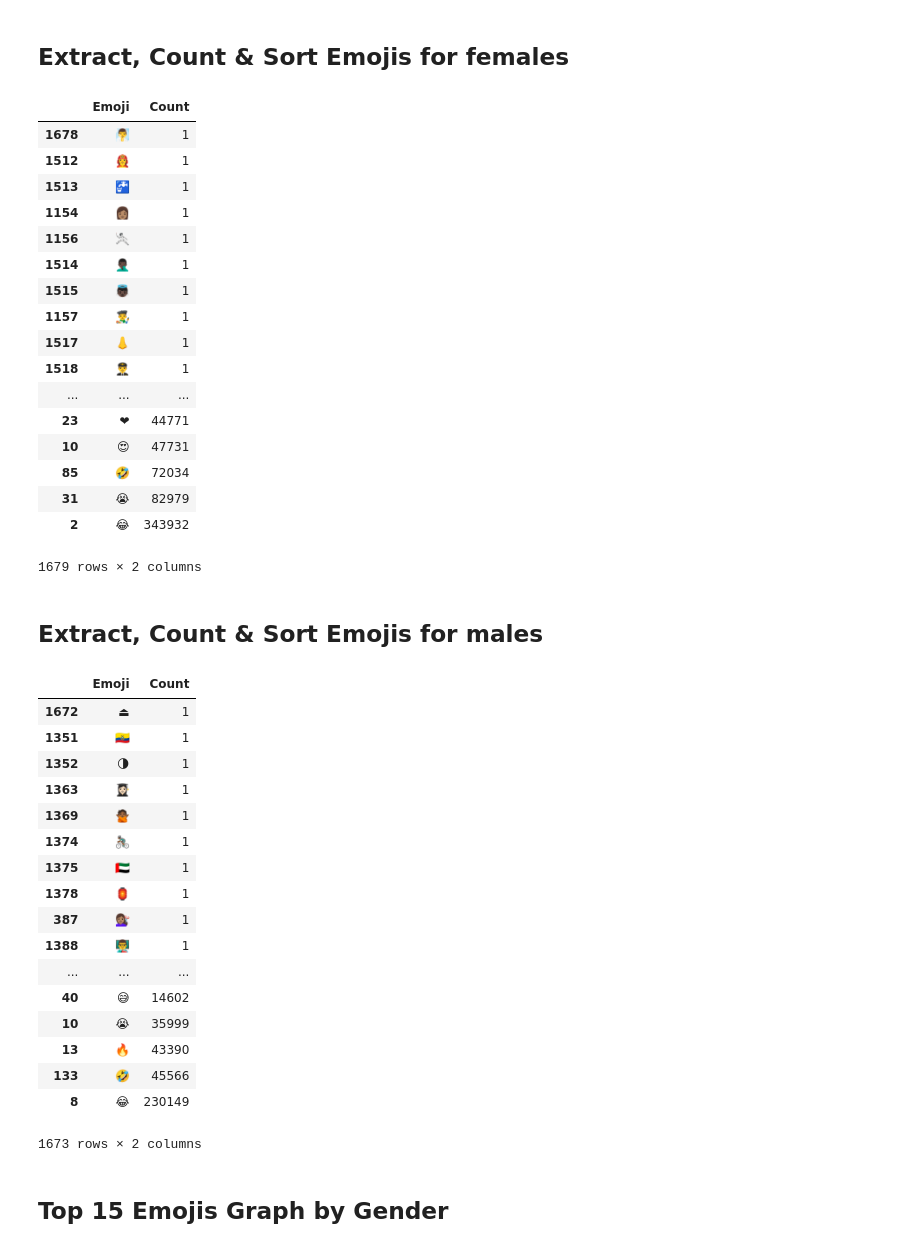
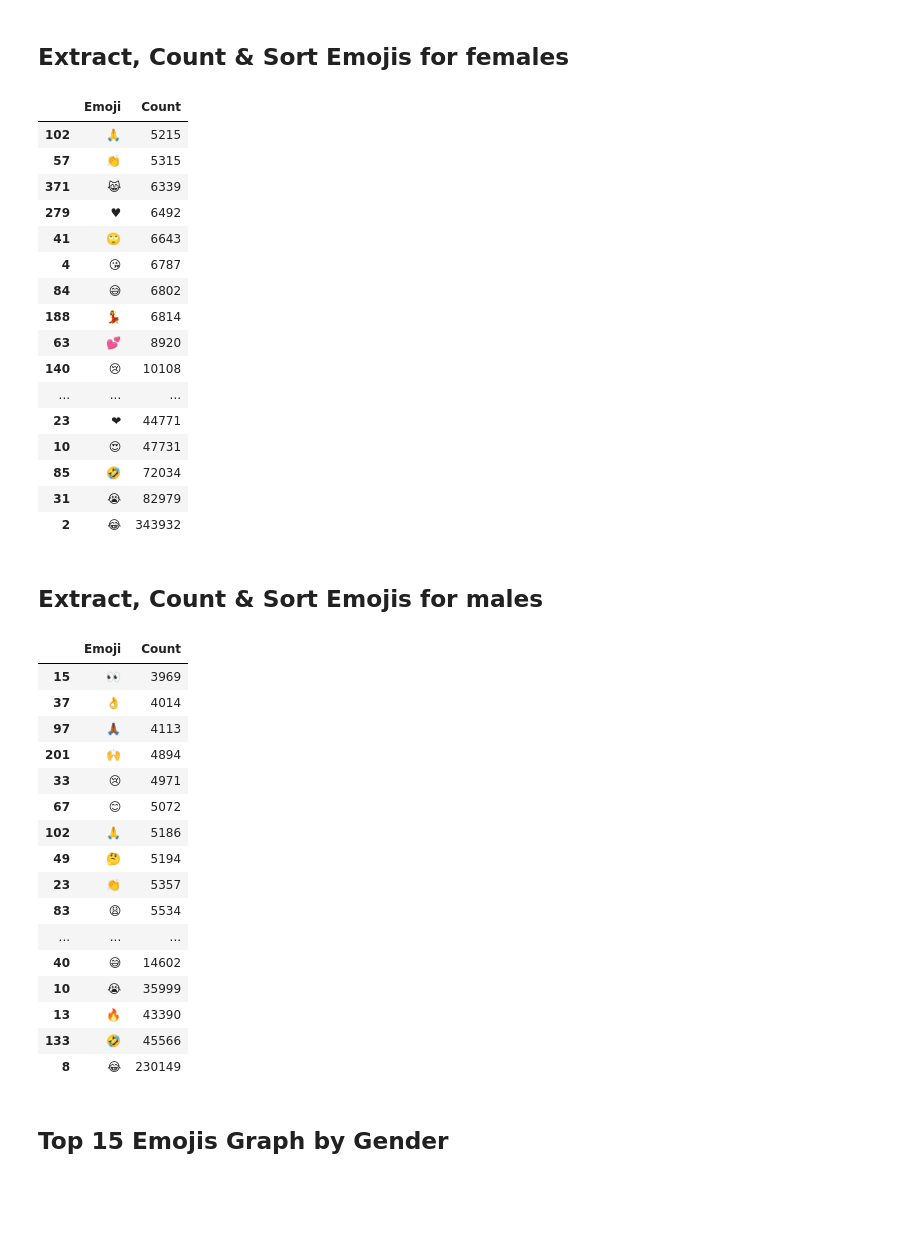
Before and after one commit to stylianosnicoletti/Emojis-usage-in-social-media-by-demographics, a Jupyter notebook: Jupyter/Emojis_ Johannesburg .ipynb, the cells around one changed output. Drawn from its saved outputs; the diff is of its cells as text; code cells hidden in the pictures; blank space fills up the shorter version.

```diff
--- a/Jupyter/Emojis_ Johannesburg .ipynb
+++ b/Jupyter/Emojis_ Johannesburg .ipynb
@@ -109,37 +108,36 @@ plt.show()
 # %%
 # Count emojis
 count_females = extract.count_all_emoji(joh_join_df.loc[(joh_join_df['gender'] == 'female')& (joh_join_df['gender:confidence'].astype(float)==1)]['text'])
 
 # Display most common
 #count_females.most_common()
 
 # Create panda dataframe to store emojis with counts
 emojis_count_females_df = pd.DataFrame(columns = ['Emoji','Count'])
 for emoji in count_females:
     emojis_count_females_df = emojis_count_females_df.append({'Emoji' : emoji , 'Count' : count_females[emoji]} , ignore_index=True)
 
 # Sort dataframe by count
 emojis_count_females_df = emojis_count_females_df.sort_values(by=['Count'])
-emojis_count_females_df
+emojis_count_females_df.tail(20)
 # %% [output]
 |  | Emoji | Count |
-| 1678 | 🧖‍♂️ | 1 |
-| 1512 | 👩‍🚒 | 1 |
-| 1513 | 🚰 | 1 |
-| 1154 | 👩🏽 | 1 |
-| 1156 | 🤺 | 1 |
-| 1514 | 🤦🏿‍♂️ | 1 |
-| 1515 | 👼🏿 | 1 |
-| 1157 | 👨‍🎨 | 1 |
-| 1517 | 👃 | 1 |
-| 1518 | 👨‍✈️ | 1 |
+| 102 | 🙏 | 5215 |
+| 57 | 👏 | 5315 |
+| 371 | 😹 | 6339 |
+| 279 | ♥ | 6492 |
+| 41 | 🙄 | 6643 |
+| 4 | 😘 | 6787 |
+| 84 | 😅 | 6802 |
+| 188 | 💃 | 6814 |
+| 63 | 💕 | 8920 |
+| 140 | 😢 | 10108 |
 | ... | ... | ... |
 | 23 | ❤ | 44771 |
 | 10 | 😍 | 47731 |
 | 85 | 🤣 | 72034 |
 | 31 | 😭 | 82979 |
 | 2 | 😂 | 343932 |
-1679 rows × 2 columns
 # %% [markdown]
 ## Extract, Count & Sort Emojis for males
 # %%
@@ -156,26 +154,25 @@ for emoji in count_males:
 
 # Sort dataframe by count
 emojis_count_males_df = emojis_count_males_df.sort_values(by=['Count'])
-emojis_count_males_df
+emojis_count_males_df.tail(20)
 # %% [output]
 |  | Emoji | Count |
-| 1672 | ⏏ | 1 |
-| 1351 | 🇪🇨 | 1 |
-| 1352 | 🌗 | 1 |
-| 1363 | 👩🏻‍🎓 | 1 |
-| 1369 | 🙅🏾 | 1 |
-| 1374 | 🚴🏾‍♂️ | 1 |
-| 1375 | 🇦🇪 | 1 |
-| 1378 | 🏮 | 1 |
-| 387 | 💇🏽‍♀️ | 1 |
-| 1388 | 👨‍🏫 | 1 |
+| 15 | 👀 | 3969 |
+| 37 | 👌 | 4014 |
+| 97 | 🙏🏾 | 4113 |
+| 201 | 🙌 | 4894 |
+| 33 | 😢 | 4971 |
+| 67 | 😊 | 5072 |
+| 102 | 🙏 | 5186 |
+| 49 | 🤔 | 5194 |
+| 23 | 👏 | 5357 |
+| 83 | 😩 | 5534 |
 | ... | ... | ... |
 | 40 | 😅 | 14602 |
 | 10 | 😭 | 35999 |
 | 13 | 🔥 | 43390 |
 | 133 | 🤣 | 45566 |
 | 8 | 😂 | 230149 |
-1673 rows × 2 columns
 # %% [markdown]
 ## Top 15 Emojis Graph by Gender
 # %%
```
Also changed, not shown: parts of 6 cells of this notebook, 1 other file.
